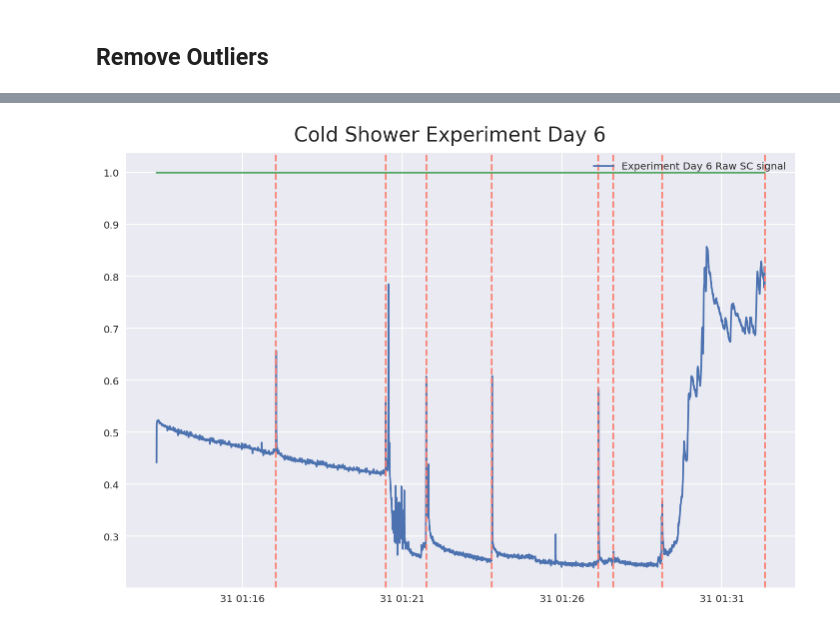
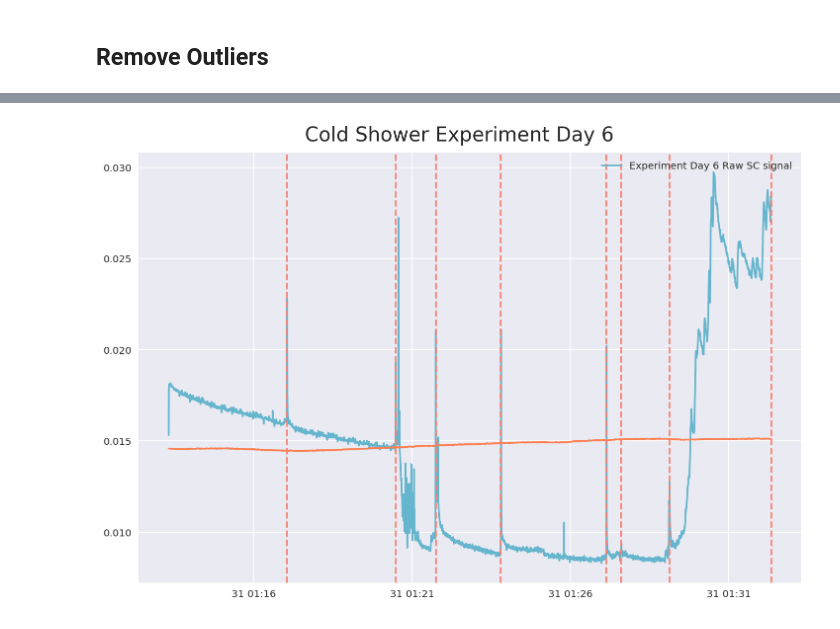
Before and after one commit to haohan723/Physiological-Data-Analysis, a Jupyter notebook: cvxEDA/src/ColdvsWarm.ipynb, the cells around one changed output, grey strips where cells are left out. Drawn from its saved outputs; the diff is of its cells as text; code cells hidden in the pictures.

```diff
--- a/cvxEDA/src/ColdvsWarm.ipynb
+++ b/cvxEDA/src/ColdvsWarm.ipynb
@@ -94,6 +202,8 @@ tags_6.head()
 | 4 | 1.527730e+09 |
 # %%
 tags_6.tagged_time = [datetime.datetime.utcfromtimestamp(x).strftime('%Y-%m-%d %H:%M:%S.000') for x in tags_6.tagged_time]
+# %%
+tags_6['hr_taggedtime'] =[x[:-4] for x in tags_6.tagged_time]
 # %%
 fl_day6_bath = fl_eda_6.loc[tags_6.tagged_time[1]:tags_6.tagged_time[2]]
 # %%
@@ -106,10 +216,13 @@ tags_6.tagged_time[0]
 ## Remove Outliers
 # %%
 fl_exp6 = fl_eda_6.copy()#example dataset of normally distributed data.
+fl_exp6['temp'] = fl_temp_6['temp']
 fl_exp6['present'] = 1
+# fl_exp6 = fl_exp6.reset_index(drop= True)?
+
 fl_exp6= fl_exp6[np.abs(fl_exp6.eda-fl_exp6.eda.mean())<=(3*fl_exp6.eda.std())] #keep only the ones that are within +3 to -3 standard deviations in the column 'Data'.
 fl_exp6= fl_exp6[~(np.abs(fl_exp6.eda-fl_exp6.eda.mean())>(3*fl_exp6.eda.std()))] #or if you prefer the other way around
-
+fl_exp6 = fl_exp6.dropna()
 print(len(fl_exp6))
 fl_exp6.head()
 # %% [output]
@@ -122,0 +238,13 @@ fl_exp6.head()
+# %%
+x = fl_exp6['eda']
+y = fl_exp6['temp']#returns a numpy array
+x_scaled = normalize(x[:,np.newaxis],axis=0)
+y_scaled = normalize(y[:,np.newaxis],axis=0)
+norm_eda=np.squeeze(x_scaled)
+norm_temp = np.squeeze(y_scaled)
+# %%
+fl_cw = fl_exp6.copy()
+fl_cw['eda'] = norm_eda
+fl_cw['temp'] = norm_temp
+print(len(fl_cw))
+fl_cw.head()
@@ -123,18 +259,19 @@ fl_exp6.head()
 # %%
 # y_mean = np.mean(fl_exp2.eda)
 plt.figure(figsize=(12,8))
-plt.plot(fl_exp6)
+plt.plot(fl_cw['eda'], color = 'c')
+plt.plot(fl_cw['temp'],color ='coral')
 plt.legend(['Experiment Day 6 Raw SC signal'],loc=1,fontsize='medium')
 plt.axvline(x = tags_6.tagged_time[0],color = 'salmon',linestyle='--')
 plt.axvline(x = tags_6.tagged_time[1],color = 'salmon',linestyle='--')
 plt.axvline(x = tags_6.tagged_time[2],color = 'salmon',linestyle='--')
 plt.axvline(x = tags_6.tagged_time[3],color = 'salmon',linestyle='--')
 plt.axvline(x = tags_6.tagged_time[4],color = 'salmon',linestyle='--')
 plt.axvline(x = tags_6.tagged_time[5],color = 'salmon',linestyle='--')
 plt.axvline(x = tags_6.tagged_time[6],color = 'salmon',linestyle='--')
 plt.axvline(x = tags_6.tagged_time[7],color = 'salmon',linestyle='--')
 # plt.title('Cold Shower Experiment Day 0')
 plt.figtext(.5,.9,'Cold Shower Experiment Day 6', fontsize=20, ha='center')
 plt.show()
 # %% [output]
-[figure, old version]
+[figure, new version]
```
Also changed, not shown: parts of 13 cells of this notebook.
